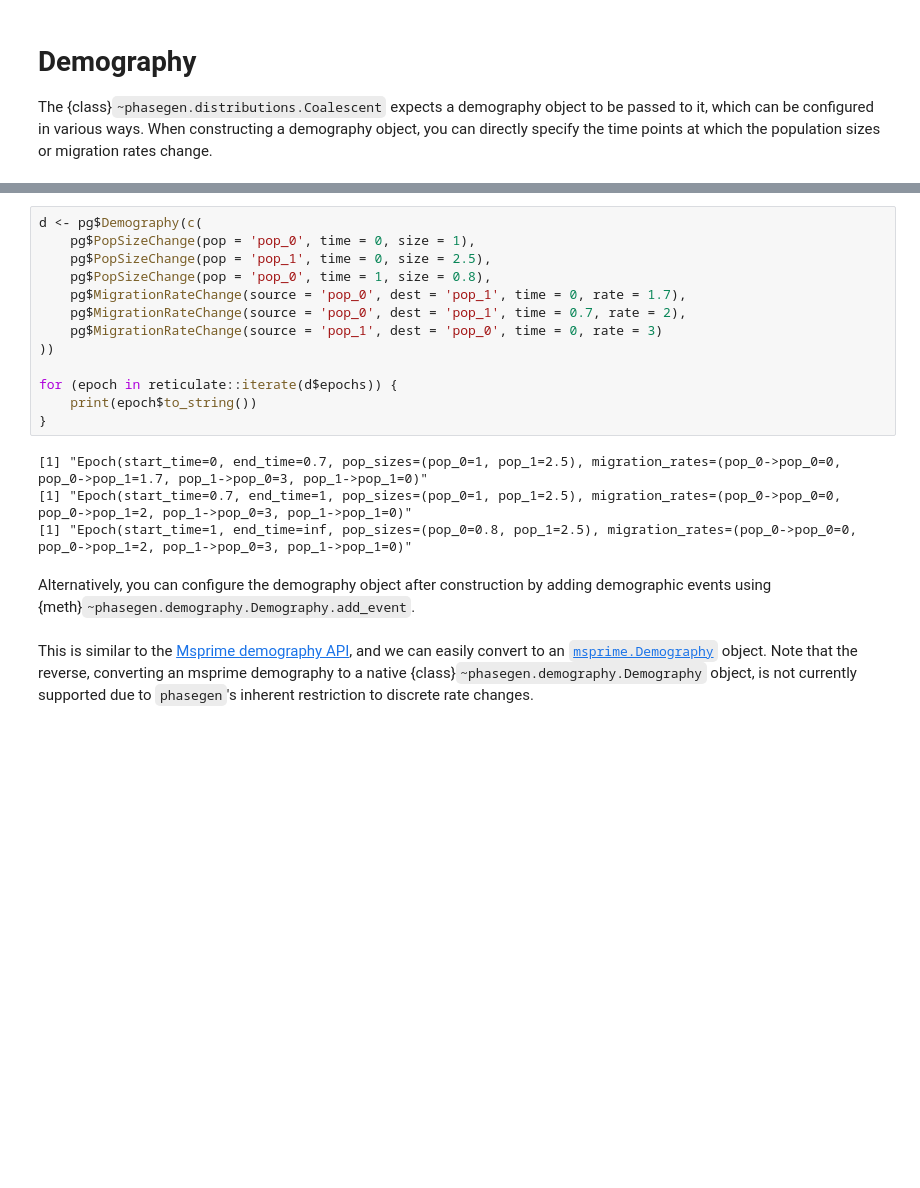
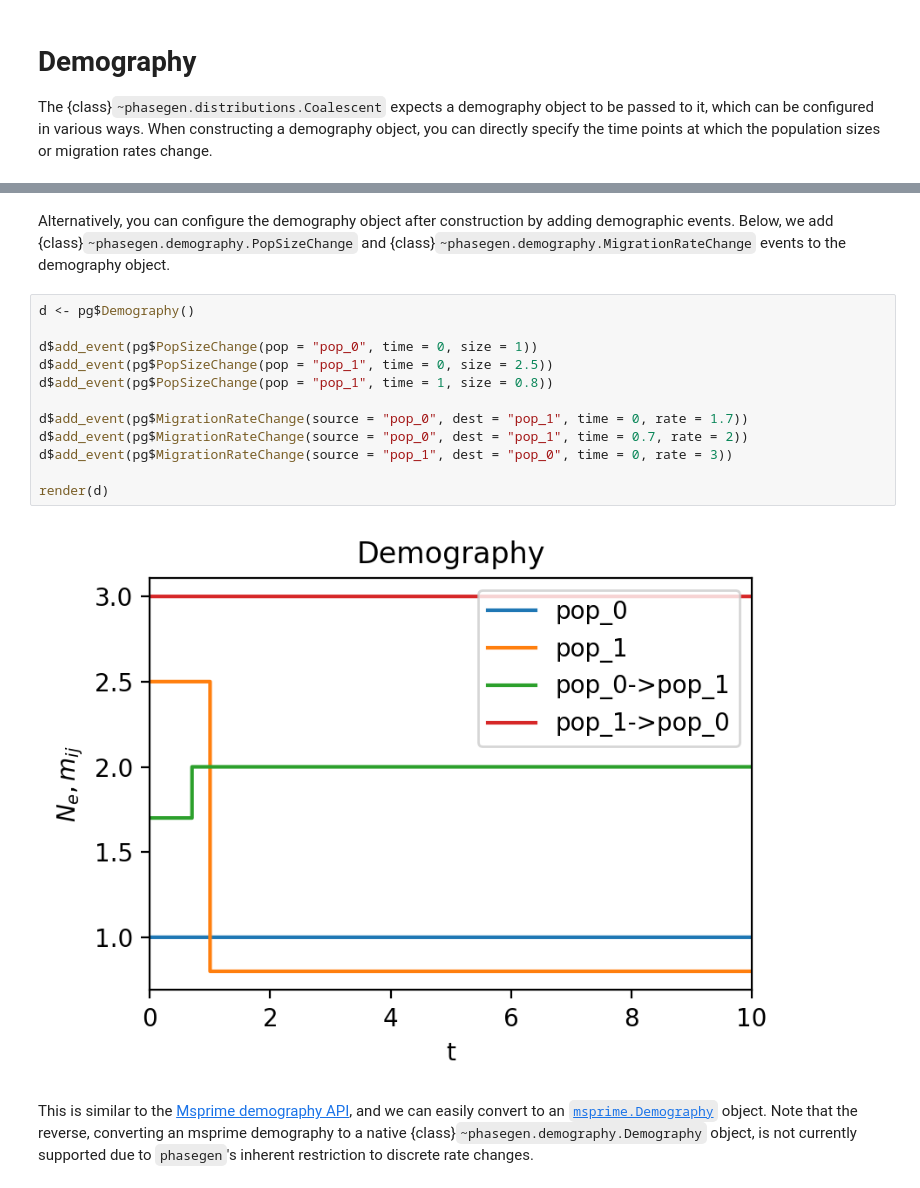
Before and after one commit to Sendrowski/PhaseGen, a Jupyter notebook: docs/reference/R/demography.ipynb, the cells around one changed output, grey strips where cells are left out. Saved outputs shown, nothing was run; the diff lists cells and outputs as text; blank space fills up the shorter version.

```diff
--- a/docs/reference/R/demography.ipynb
+++ b/docs/reference/R/demography.ipynb
@@ -21,22 +47,19 @@ Please ensure that 'poetry' is available on the PATH.”
+# %% [markdown]
+Alternatively, you can configure the demography object after construction by adding demographic events. Below, we add {class}`~phasegen.demography.PopSizeChange` and {class}`~phasegen.demography.MigrationRateChange` events to the demography object.
 # %%
-d <- pg$Demography(c(
-    pg$PopSizeChange(pop = 'pop_0', time = 0, size = 1),
-    pg$PopSizeChange(pop = 'pop_1', time = 0, size = 2.5),
-    pg$PopSizeChange(pop = 'pop_0', time = 1, size = 0.8),
-    pg$MigrationRateChange(source = 'pop_0', dest = 'pop_1', time = 0, rate = 1.7),
-    pg$MigrationRateChange(source = 'pop_0', dest = 'pop_1', time = 0.7, rate = 2),
-    pg$MigrationRateChange(source = 'pop_1', dest = 'pop_0', time = 0, rate = 3)
-))
+d <- pg$Demography()
 
-for (epoch in reticulate::iterate(d$epochs)) {
-    print(epoch$to_string())
-}
+d$add_event(pg$PopSizeChange(pop = "pop_0", time = 0, size = 1))
+d$add_event(pg$PopSizeChange(pop = "pop_1", time = 0, size = 2.5))
+d$add_event(pg$PopSizeChange(pop = "pop_1", time = 1, size = 0.8))
+
+d$add_event(pg$MigrationRateChange(source = "pop_0", dest = "pop_1", time = 0, rate = 1.7))
+d$add_event(pg$MigrationRateChange(source = "pop_0", dest = "pop_1", time = 0.7, rate = 2))
+d$add_event(pg$MigrationRateChange(source = "pop_1", dest = "pop_0", time = 0, rate = 3))
+
+render(d)
 # %% [output]
-[1] "Epoch(start_time=0, end_time=0.7, pop_sizes=(pop_0=1, pop_1=2.5), migration_rates=(pop_0->pop_0=0, pop_0->pop_1=1.7, pop_1->pop_0=3, pop_1->pop_1=0)"
-[1] "Epoch(start_time=0.7, end_time=1, pop_sizes=(pop_0=1, pop_1=2.5), migration_rates=(pop_0->pop_0=0, pop_0->pop_1=2, pop_1->pop_0=3, pop_1->pop_1=0)"
-[1] "Epoch(start_time=1, end_time=inf, pop_sizes=(pop_0=0.8, pop_1=2.5), migration_rates=(pop_0->pop_0=0, pop_0->pop_1=2, pop_1->pop_0=3, pop_1->pop_1=0)"
+[figure, added]
-# %% [markdown]
-Alternatively, you can configure the demography object after construction by adding demographic events using {meth}`~phasegen.demography.Demography.add_event`.
 # %% [markdown]
 This is similar to the [Msprime demography API](https://tskit.dev/msprime/docs/stable/demography.html), and we can easily convert to an [``msprime.Demography``](https://tskit.dev/msprime/docs/stable/api.html#msprime.Demography) object. Note that the reverse, converting an msprime demography to a native {class}`~phasegen.demography.Demography` object, is not currently supported due to ``phasegen``'s inherent restriction to discrete rate changes.
 # %%
```
Also changed, not shown: parts of 13 cells of this notebook, 10 other files.
